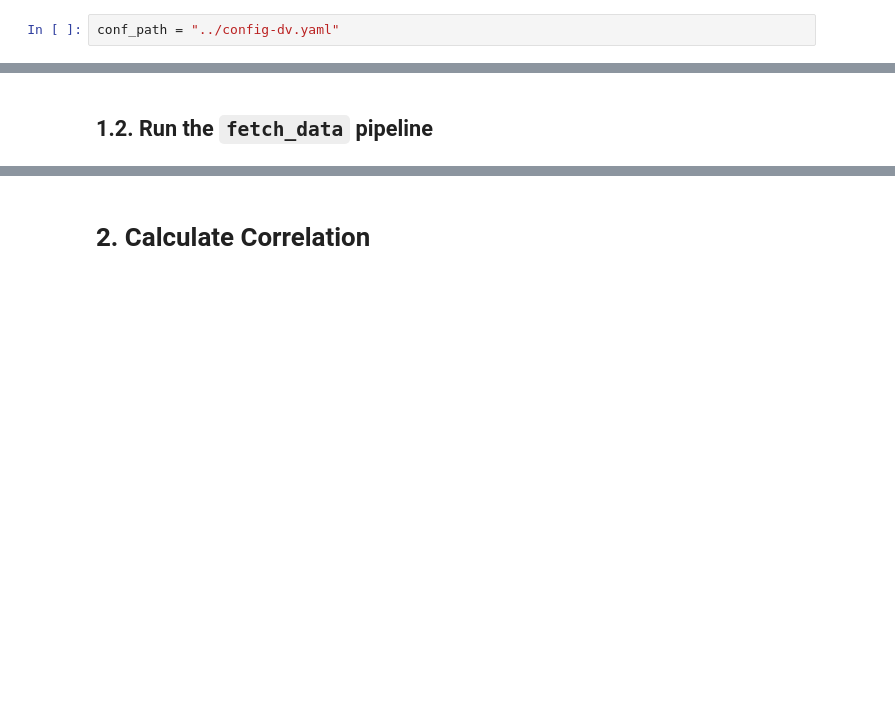
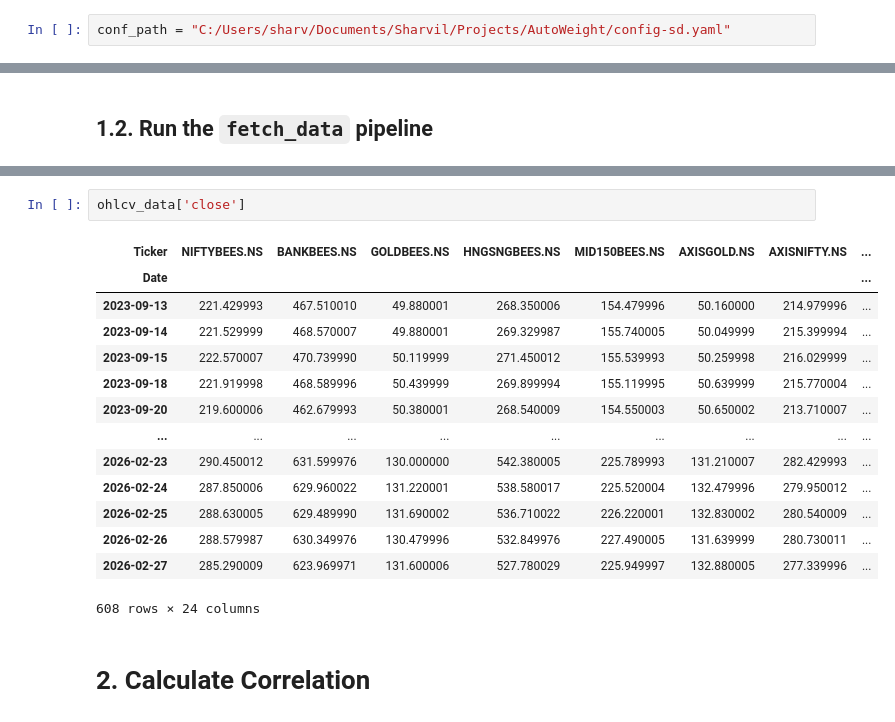
Before and after one commit to Mcdaddy-2pointoh/AutoWeight, a Jupyter notebook: notebooks/main_pipeline.ipynb, the cells around one changed output, grey strips where cells are left out. Cells and saved outputs as stored; diff of their text form; blank space fills up the shorter version.

```diff
--- a/notebooks/main_pipeline.ipynb
+++ b/notebooks/main_pipeline.ipynb
@@ -24,5 +24,5 @@ base_file_path = "../data"
 # %%
-conf_path = "../config-dv.yaml"
+conf_path = "C:/Users/sharv/Documents/Sharvil/Projects/AutoWeight/config-sd.yaml"
 # %%
 config = load_yaml(conf_path)
 # %% [markdown]
@@ -99,3 +122,20 @@ SUCCESS: fetch_data pipeline run completed
+# %%
+ohlcv_data['close']
+# %% [output]
+| Ticker | NIFTYBEES.NS | BANKBEES.NS | GOLDBEES.NS | HNGSNGBEES.NS | MID150BEES.NS | AXISGOLD.NS | AXISNIFTY.NS | ... |
+| Date |  |  |  |  |  |  |  | ... |
+| 2023-09-13 | 221.429993 | 467.510010 | 49.880001 | 268.350006 | 154.479996 | 50.160000 | 214.979996 | ... |
+| 2023-09-14 | 221.529999 | 468.570007 | 49.880001 | 269.329987 | 155.740005 | 50.049999 | 215.399994 | ... |
+| 2023-09-15 | 222.570007 | 470.739990 | 50.119999 | 271.450012 | 155.539993 | 50.259998 | 216.029999 | ... |
+| 2023-09-18 | 221.919998 | 468.589996 | 50.439999 | 269.899994 | 155.119995 | 50.639999 | 215.770004 | ... |
+| 2023-09-20 | 219.600006 | 462.679993 | 50.380001 | 268.540009 | 154.550003 | 50.650002 | 213.710007 | ... |
+| ... | ... | ... | ... | ... | ... | ... | ... | ... |
+| 2026-02-23 | 290.450012 | 631.599976 | 130.000000 | 542.380005 | 225.789993 | 131.210007 | 282.429993 | ... |
+| 2026-02-24 | 287.850006 | 629.960022 | 131.220001 | 538.580017 | 225.520004 | 132.479996 | 279.950012 | ... |
+| 2026-02-25 | 288.630005 | 629.489990 | 131.690002 | 536.710022 | 226.220001 | 132.830002 | 280.540009 | ... |
+| 2026-02-26 | 288.579987 | 630.349976 | 130.479996 | 532.849976 | 227.490005 | 131.639999 | 280.730011 | ... |
+| 2026-02-27 | 285.290009 | 623.969971 | 131.600006 | 527.780029 | 225.949997 | 132.880005 | 277.339996 | ... |
+608 rows × 24 columns
 # %% [markdown]
 # 2. Calculate Correlation
 # %% [markdown]
```
Also changed, not shown: parts of 9 cells of this notebook, 2 other files.
